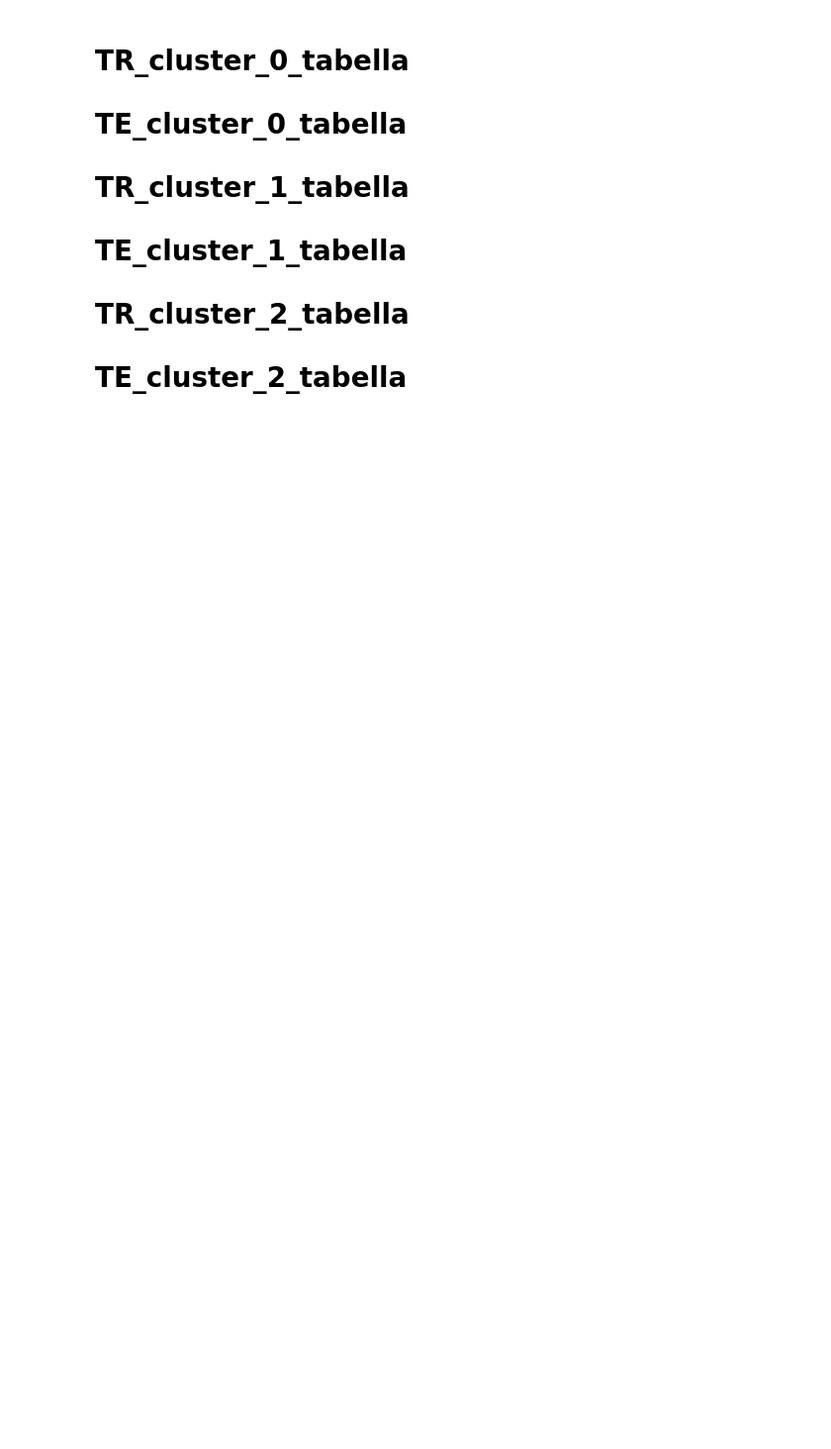
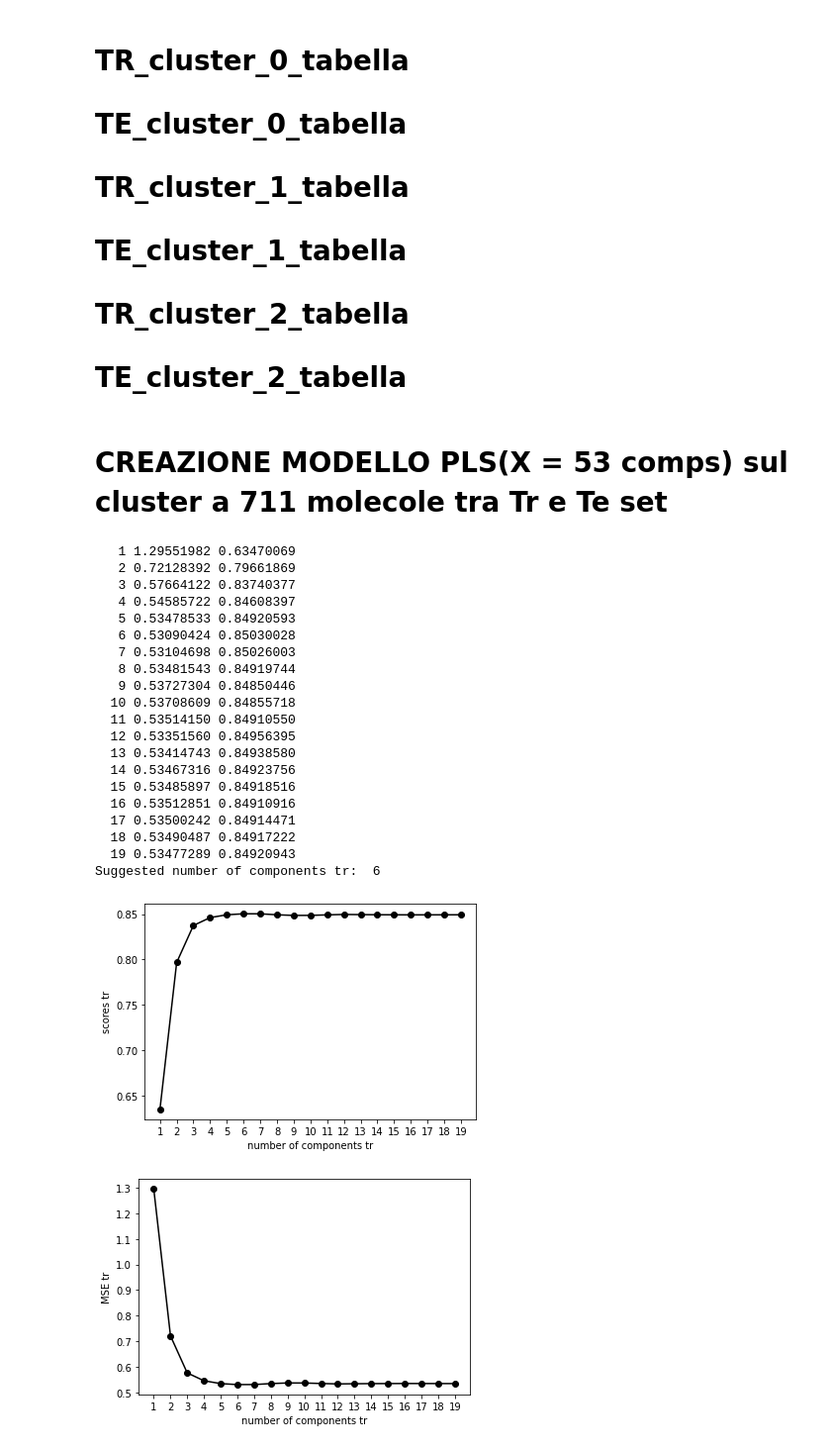
Before and after one commit to lstorchi/mllogdp, a Jupyter notebook: TEST_spartizione_TrTe_cluster_53_comps.ipynb, the cells around one changed output. Shown at 99% size. Cells and saved outputs as stored; diff of their text form; code cells hidden in the pictures; blank space fills up the shorter version.

Commit message:
Modello_PLS_cluster_0

```diff
--- a/TEST_spartizione_TrTe_cluster_53_comps.ipynb
+++ b/TEST_spartizione_TrTe_cluster_53_comps.ipynb
@@ -1003,3 +1003,66 @@ TE_cluster_2_tabella
 # TR_cluster_2_tabella
 
 # TE_cluster_2_tabella
+# %% [markdown]
+# CREAZIONE MODELLO PLS(X = 53 comps) sul cluster a 711 molecole tra Tr e Te set
+# %%
+from sklearn.cross_decomposition import PLSRegression
+from sklearn.metrics import mean_squared_error, r2_score
+from sklearn.model_selection import cross_val_predict
+import numpy as np
+import matplotlib.pyplot as plt
+
+trscores_0_Tr = []
+trmses_0_Tr = []
+trncomps_0_Tr = []
+for trncomp_0_Tr in range(1,20):
+    pls_0 = PLSRegression(trncomp_0_Tr)
+    pls_0.fit(X_0_TR, Y_0_Tr)
+
+    y_cv_0_Tr = cross_val_predict(pls_0, X_0_TR, Y_0_Tr, cv=10)
+
+    trscore_0_Tr = r2_score(Y_0_Tr, y_cv_0_Tr)
+    trmse_0_Tr = mean_squared_error(Y_0_Tr, y_cv_0_Tr)
+
+    trscores_0_Tr.append(trscore_0_Tr)
+    trmses_0_Tr.append(trmse_0_Tr)
+    trncomps_0_Tr.append(trncomp_0_Tr)
+    print("%4d %10.8f %10.8f"%(trncomp_0_Tr, trmse_0_Tr, trscore_0_Tr))
+
+msetrmin_0_Tr = np.argmin(trmses_0_Tr)
+print("Suggested number of components tr: ", msetrmin_0_Tr+1)
+
+plt.plot(trncomps_0_Tr, trscores_0_Tr, '-o', color='black')
+plt.xlabel('number of components tr')
+plt.ylabel('scores tr')
+plt.xticks(trncomps_0_Tr)
+plt.show()
+
+plt.plot(trncomps_0_Tr, trmses_0_Tr, '-o', color='black')
+plt.xlabel('number of components tr')
+plt.ylabel('MSE tr')
+plt.xticks(trncomps_0_Tr)
+plt.show()
+# %% [output]
+   1 1.29551982 0.63470069
+   2 0.72128392 0.79661869
+   3 0.57664122 0.83740377
+   4 0.54585722 0.84608397
+   5 0.53478533 0.84920593
+   6 0.53090424 0.85030028
+   7 0.53104698 0.85026003
+   8 0.53481543 0.84919744
+   9 0.53727304 0.84850446
+  10 0.53708609 0.84855718
+  11 0.53514150 0.84910550
+  12 0.53351560 0.84956395
+  13 0.53414743 0.84938580
+  14 0.53467316 0.84923756
+  15 0.53485897 0.84918516
+  16 0.53512851 0.84910916
+  17 0.53500242 0.84914471
+  18 0.53490487 0.84917222
+  19 0.53477289 0.84920943
+Suggested number of components tr:  6
+[figure, added]
+[figure, added]
```
Also changed, not shown: parts of 41 cells of this notebook.
